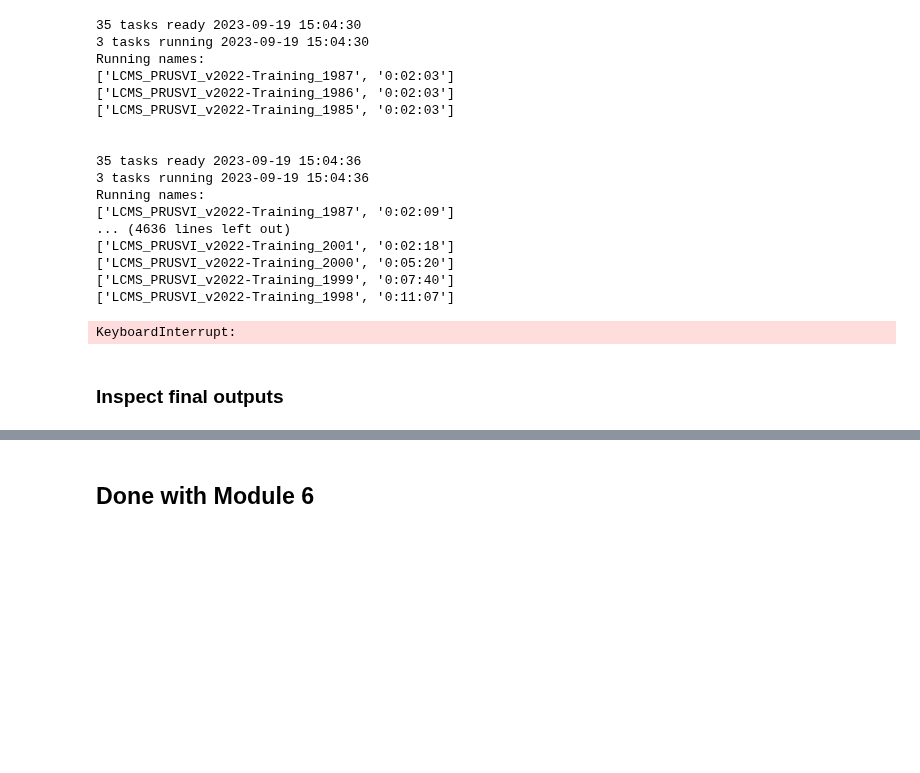
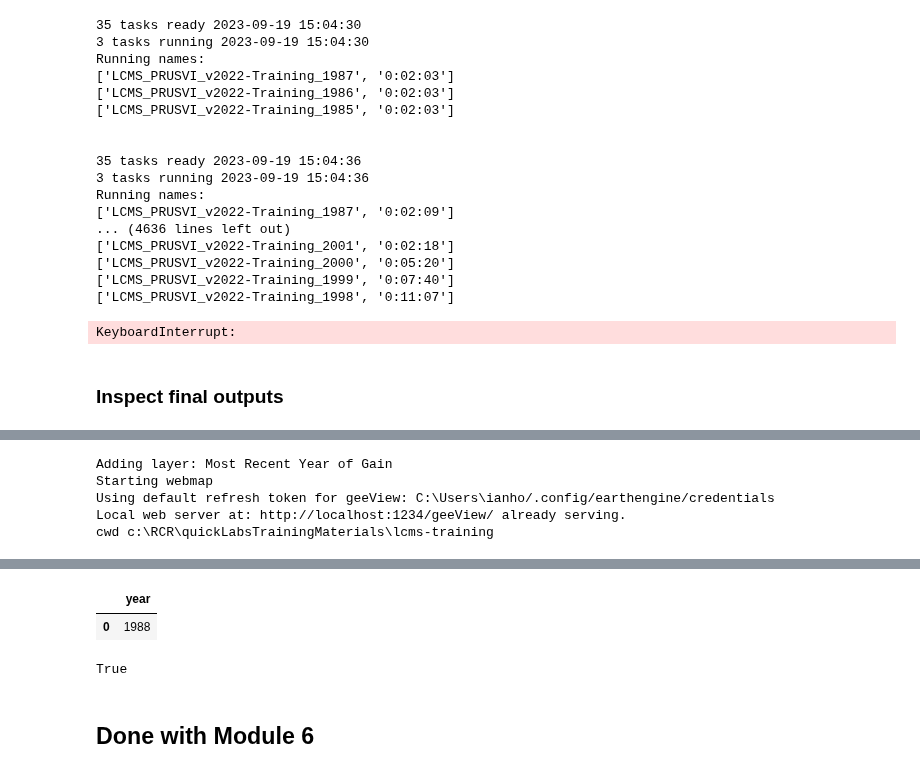
Before and after one commit to redcastle-resources/lcms-training, a Jupyter notebook: 6-Map_Assemblage.ipynb, the cells around one changed output, grey strips where cells are left out. Cells and saved outputs as stored; diff of their text form; code cells hidden in the pictures; blank space fills up the shorter version.

```diff
--- a/6-Map_Assemblage.ipynb
+++ b/6-Map_Assemblage.ipynb
@@ -1039,2 +1091,45 @@ Create a layer that displays the most recent year of gain and view it on the map
 # %%
 # insert challenge code here
+Map.clearMap()
+
+# Bring in assembled LCMS
+lcms = ee.ImageCollection(export_assembledLCMSOutputs_collection).select(['Change'])
+
+# Add year band
+lcms = lcms.map(getImagesLib.addYearBand)
+
+# Mask where change equals gain (4)
+gain = lcms.map(lambda img: img.updateMask(img.select([0]).eq(4)))
+
+# Find the most recent year
+mostRecentGainYear = gain.max().select(['year'])
+Map.addLayer(mostRecentGainYear,{'min':1985,'max':2022,'palette':changeDetectionLib.gainYearPalette},'Most Recent Year of Gain')
+
+Map.turnOnInspector()
+Map.view()
+
+extracted_values = g2p.extractPointValuesToDataFrame(
+            mostRecentGainYear,
+            ee.Geometry.Point([-66.127, 18.362]),
+            scale=30,
+            crs = "EPSG:5070",
+            transform = None,
+            reducer = ee.Reducer.first(),
+            includeNonSystemProperties = False,
+            includeSystemProperties=True
+            )
+display(extracted_values)
+
+# Save csv
+out_csv = "/tmp/challenge/module_6_challenge_answer.csv"
+if not os.path.exists(os.path.dirname(out_csv)):os.makedirs(os.path.dirname(out_csv))
+extracted_values.to_csv(out_csv)
+
+# Check to ensure csv exists
+print(os.path.exists(out_csv))
+# %% [output]
+Adding layer: Most Recent Year of Gain
+Starting webmap
+Using default refresh token for geeView: C:\Users\ianho/.config/earthengine/credentials
+Local web server at: http://localhost:1234/geeView/ already serving.
+cwd c:\RCR\quickLabsTrainingMaterials\lcms-training
@@ -1041,2 +1137,5 @@ Create a layer that displays the most recent year of gain and view it on the map
+|  | year |
+| 0 | 1988 |
+True
 # %% [markdown]
 ## Done with Module 6
```
Also changed, not shown: parts of 2 cells of this notebook, 5 other files.
